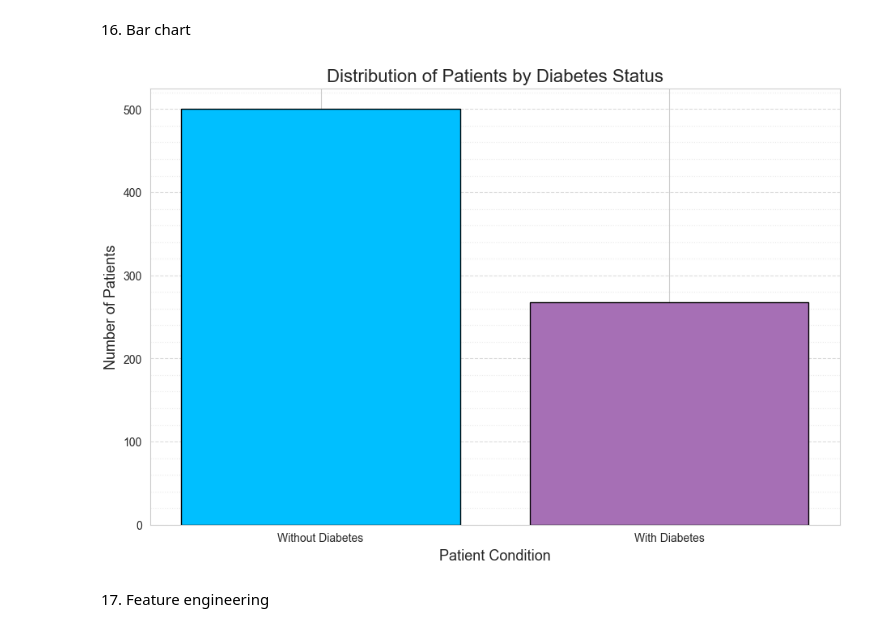
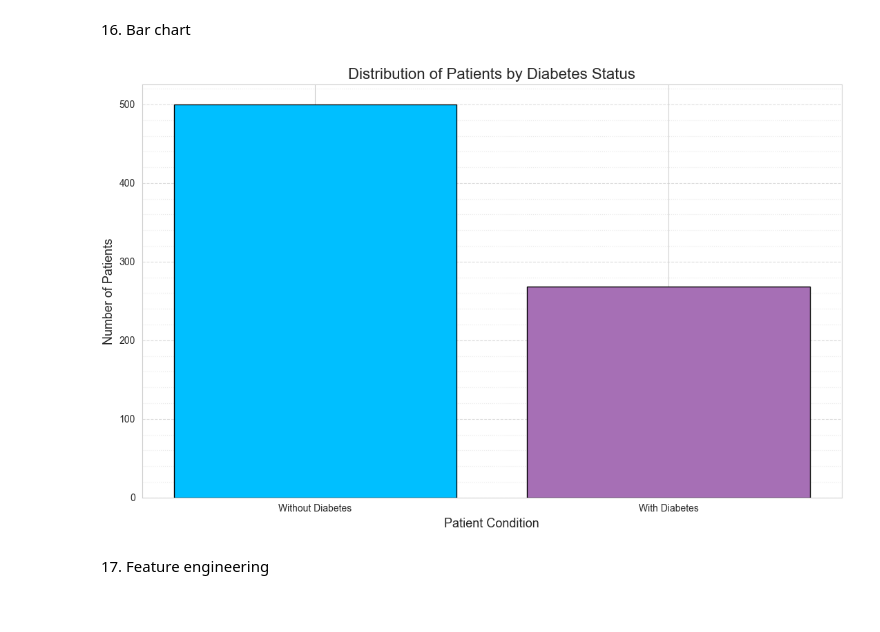
Before and after one commit to Bruh-2/Data-analysis-project-, a Jupyter notebook: sample.ipynb, the cells around one changed output. Cells and saved outputs as stored; diff of their text form; code cells hidden in the pictures.

Commit message:
updated histogramm

```diff
--- a/sample.ipynb
+++ b/sample.ipynb
@@ -193,29 +191,36 @@ Name: count, dtype: int64
 # %% [markdown]
 16. Bar chart
 # %%
-plt.figure(figsize=(11,7), facecolor='white')
+plt.figure(figsize=(11, 7), facecolor='white')
+
+
+if 'Outcome_label' not in df_clean.columns:
+    df_clean['Outcome_label'] = df_clean['Outcome'].map({
+        0: 'Without Diabetes',
+        1: 'With Diabetes'
+    })
 
 counts = df_clean['Outcome_label'].value_counts()
 
 plt.bar(
     counts.index,
     counts.values,
     color=['#00BFFF', '#A66FB5'],
     edgecolor='black'
 )
 
 plt.title("Distribution of Patients by Diabetes Status", fontsize=16)
 plt.xlabel("Patient Condition", fontsize=13)
 plt.ylabel("Number of Patients", fontsize=13)
 
-
 plt.grid(True, which='major', axis='y', linestyle='--', alpha=0.7)
 plt.grid(True, which='minor', axis='y', linestyle=':', alpha=0.4)
 plt.minorticks_on()
 
+plt.tight_layout()
 plt.show()
 # %% [output]
-[figure, old version]
+[figure, new version]
 # %% [markdown]
 17. Feature engineering
 # %%
```
Also changed, not shown: parts of 9 cells of this notebook.
